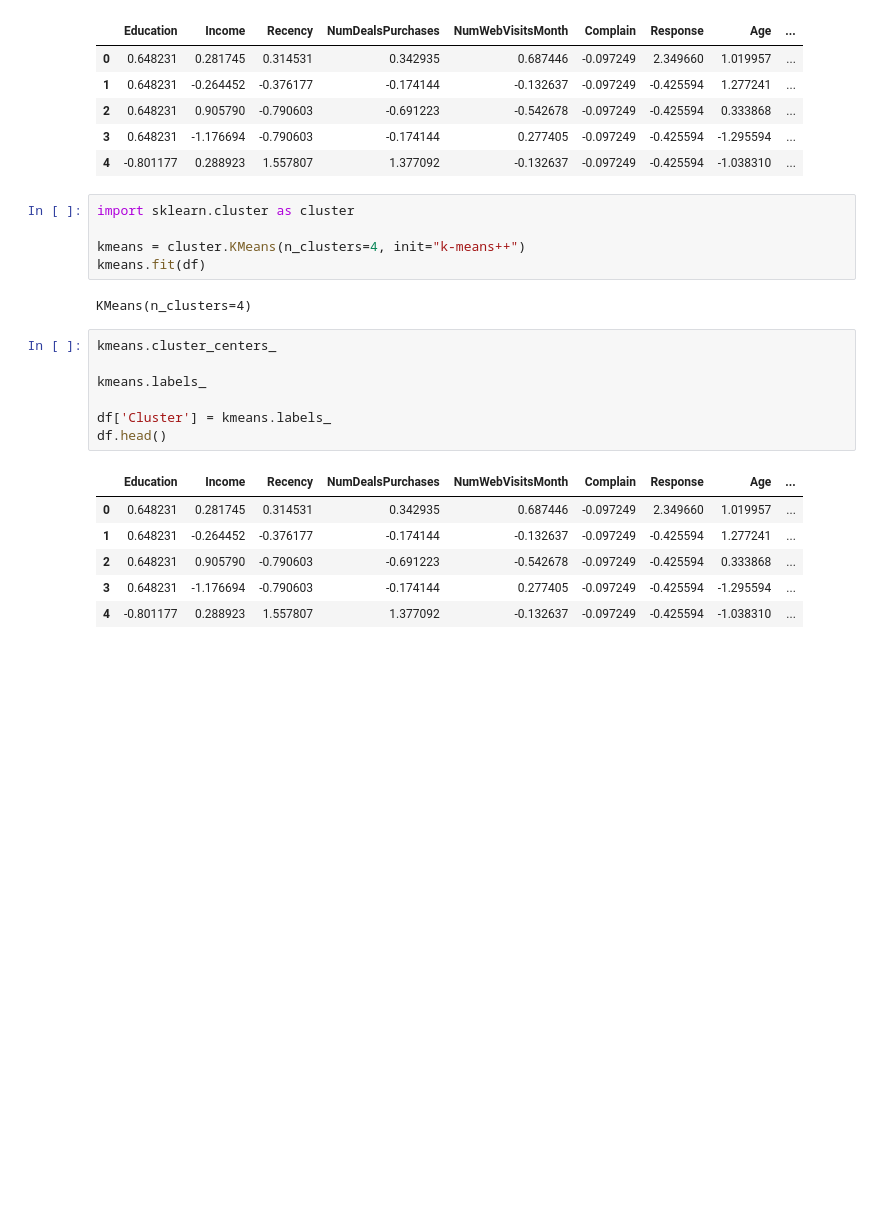
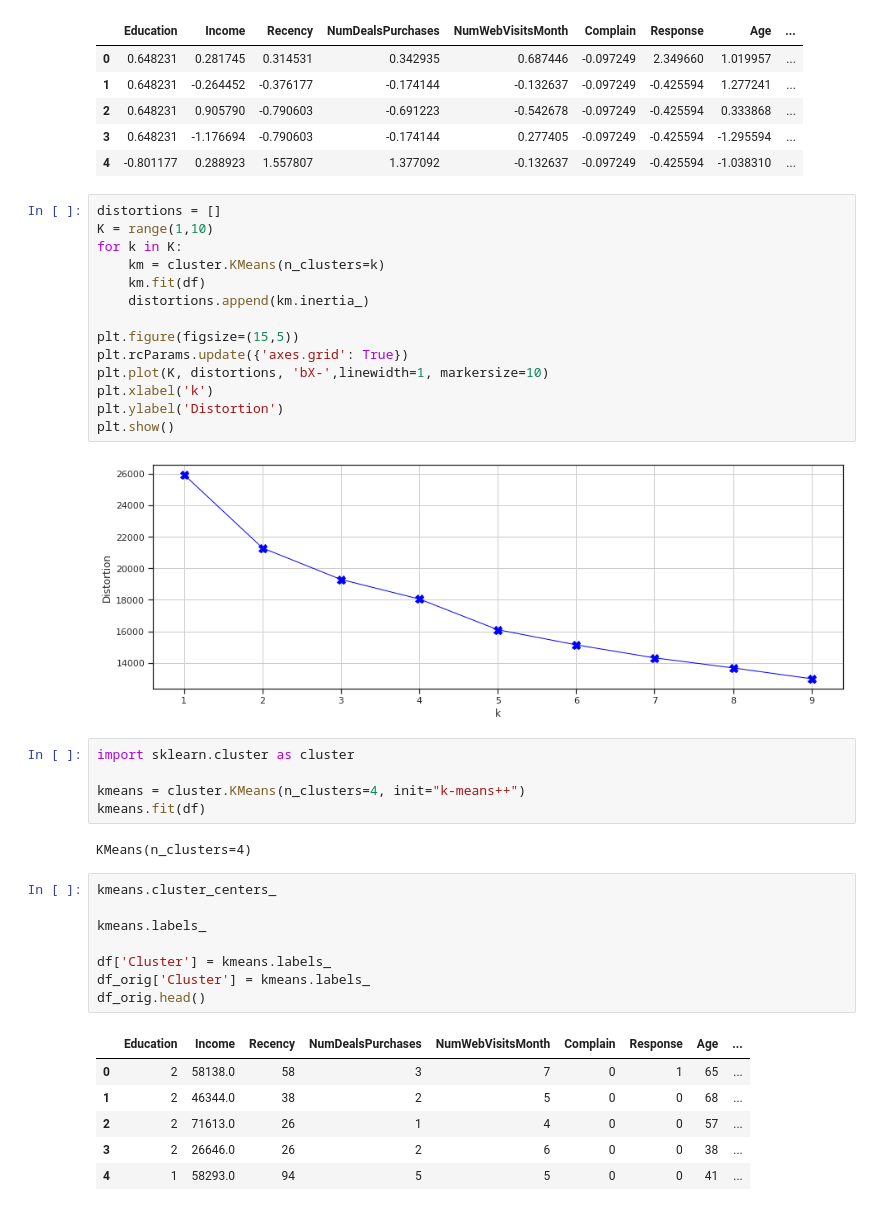
Before and after one commit to fgith/data-science, a Jupyter notebook: logistic-regression/logistic_regression_customerpersonality.ipynb, the cells around one changed output. Saved outputs shown, nothing was run; the diff lists cells and outputs as text; blank space fills up the shorter version.

```diff
--- a/logistic-regression/logistic_regression_customerpersonality.ipynb
+++ b/logistic-regression/logistic_regression_customerpersonality.ipynb
@@ -307,6 +300,22 @@ df.head()
 | 2 | 0.648231 | 0.905790 | -0.790603 | -0.691223 | -0.542678 | -0.097249 | -0.425594 | 0.333868 | ... |
 | 3 | 0.648231 | -1.176694 | -0.790603 | -0.174144 | 0.277405 | -0.097249 | -0.425594 | -1.295594 | ... |
 | 4 | -0.801177 | 0.288923 | 1.557807 | 1.377092 | -0.132637 | -0.097249 | -0.425594 | -1.038310 | ... |
+# %%
+distortions = []
+K = range(1,10)
+for k in K:
+    km = cluster.KMeans(n_clusters=k)
+    km.fit(df)
+    distortions.append(km.inertia_)
+
+plt.figure(figsize=(15,5))
+plt.rcParams.update({'axes.grid': True})
+plt.plot(K, distortions, 'bX-',linewidth=1, markersize=10)
+plt.xlabel('k')
+plt.ylabel('Distortion')
+plt.show()
+# %% [output]
+[figure, added]
 # %%
 import sklearn.cluster as cluster
 
@@ -320,11 +329,12 @@ kmeans.cluster_centers_
 kmeans.labels_
 
 df['Cluster'] = kmeans.labels_
-df.head()
+df_orig['Cluster'] = kmeans.labels_
+df_orig.head()
 # %% [output]
 |  | Education | Income | Recency | NumDealsPurchases | NumWebVisitsMonth | Complain | Response | Age | ... |
-| 0 | 0.648231 | 0.281745 | 0.314531 | 0.342935 | 0.687446 | -0.097249 | 2.349660 | 1.019957 | ... |
-| 1 | 0.648231 | -0.264452 | -0.376177 | -0.174144 | -0.132637 | -0.097249 | -0.425594 | 1.277241 | ... |
-| 2 | 0.648231 | 0.905790 | -0.790603 | -0.691223 | -0.542678 | -0.097249 | -0.425594 | 0.333868 | ... |
-| 3 | 0.648231 | -1.176694 | -0.790603 | -0.174144 | 0.277405 | -0.097249 | -0.425594 | -1.295594 | ... |
-| 4 | -0.801177 | 0.288923 | 1.557807 | 1.377092 | -0.132637 | -0.097249 | -0.425594 | -1.038310 | ... |
+| 0 | 2 | 58138.0 | 58 | 3 | 7 | 0 | 1 | 65 | ... |
+| 1 | 2 | 46344.0 | 38 | 2 | 5 | 0 | 0 | 68 | ... |
+| 2 | 2 | 71613.0 | 26 | 1 | 4 | 0 | 0 | 57 | ... |
+| 3 | 2 | 26646.0 | 26 | 2 | 6 | 0 | 0 | 38 | ... |
+| 4 | 1 | 58293.0 | 94 | 5 | 5 | 0 | 0 | 41 | ... |
```
Also changed, not shown: parts of 5 cells of this notebook.
